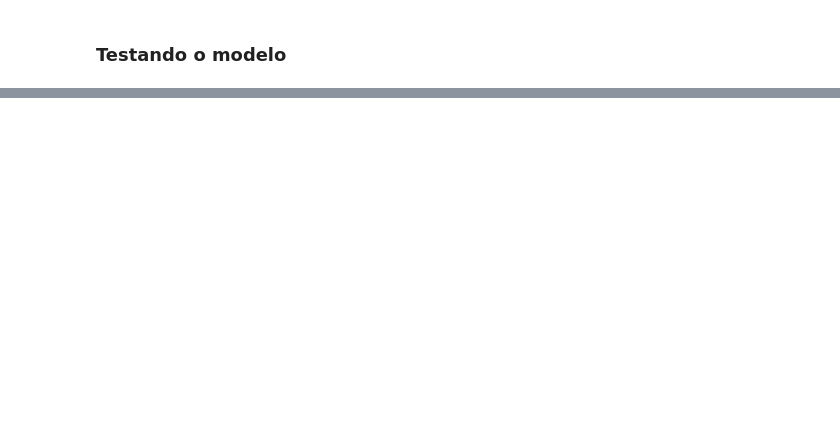
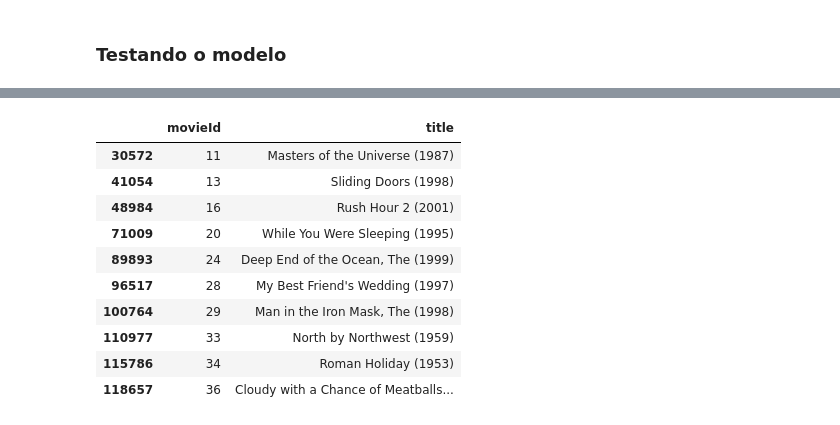
Before and after one commit to israelfs/Movies_Recommendation, a Jupyter notebook: IA_Baseline_e_Apriori.ipynb, the cells around one changed output, grey strips where cells are left out. Drawn from its saved outputs; the diff is of its cells as text; code cells hidden in the pictures; blank space fills up the shorter version.

```diff
--- a/IA_Baseline_e_Apriori.ipynb
+++ b/IA_Baseline_e_Apriori.ipynb
@@ -335,0 +340,7 @@ movie_list[0:10]
+# %%
+!pip install scikit-surprise
+
+from surprise import Dataset, Reader, KNNBasic
+
+reader = Reader(rating_scale=(1, 5))
+data = Dataset.load_from_df(df[['userId', 'movieId', 'rating']], reader)
@@ -335,0 +356,43 @@ movie_list[0:10]
+# %%
+# Essa função Percorre todos os dados de treinamento disponíveis e extrai informações necessárias para construir o conjunto
+# de treinamento. Isso inclui o conjunto completo de usuários, itens e avaliações.
+trainset = data.build_full_trainset()
+
+# Aqui estabelecemos as opções de similaridade do KNN usando cosseno (por conta de sua invariância a escala) e explicitando
+# que as recomendações são baseadas nos usuários
+sim_options = {'name': 'cosine', 'user_based': True}
+model = KNNBasic(sim_options=sim_options)
+model.fit(trainset)
+# %%
+user_id_to_predict = 1  # Aqui é estabelecido o usuário em questão
+items_to_ignore = df[df['userId'] == user_id_to_predict]['movieId'].tolist() # Aqui guardamos os filmes já avaliados pelo usuário
+
+# Obtém IDs de filmes ainda não avaliados pelo usuário
+all_movie_ids = df['movieId'].unique()
+movies_to_predict = [movie_id for movie_id in all_movie_ids if movie_id not in items_to_ignore]
+
+# Gera previsões para os filmes não avaliados
+predictions = [model.predict(user_id_to_predict, movie_id) for movie_id in movies_to_predict]
+
+# Organiza as previsões em ordem decrescente de estimativa de classificação
+predictions.sort(key=lambda x: x.est, reverse=True)
+
+# Obtém os IDs dos filmes recomendados
+recommended_movie_ids = [prediction.iid for prediction in predictions]
+
+# Mapeia os IDs dos filmes recomendados para os títulos reais.
+recommended_movies = df[df['movieId'].isin(recommended_movie_ids)][['movieId', 'title']].drop_duplicates()
+
+recommended_movies[:10]
+# %% [output]
+|  | movieId | title |
+| 30572 | 11 | Masters of the Universe (1987) |
+| 41054 | 13 | Sliding Doors (1998) |
+| 48984 | 16 | Rush Hour 2 (2001) |
+| 71009 | 20 | While You Were Sleeping (1995) |
+| 89893 | 24 | Deep End of the Ocean, The (1999) |
+| 96517 | 28 | My Best Friend's Wedding (1997) |
+| 100764 | 29 | Man in the Iron Mask, The (1998) |
+| 110977 | 33 | North by Northwest (1959) |
+| 115786 | 34 | Roman Holiday (1953) |
+| 118657 | 36 | Cloudy with a Chance of Meatballs... |
```
Also changed, not shown: parts of 13 cells of this notebook.
